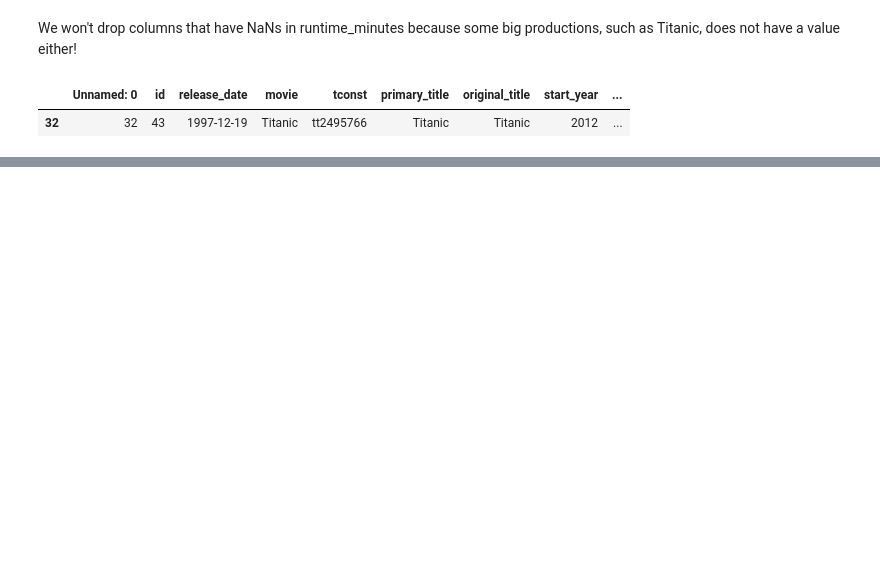
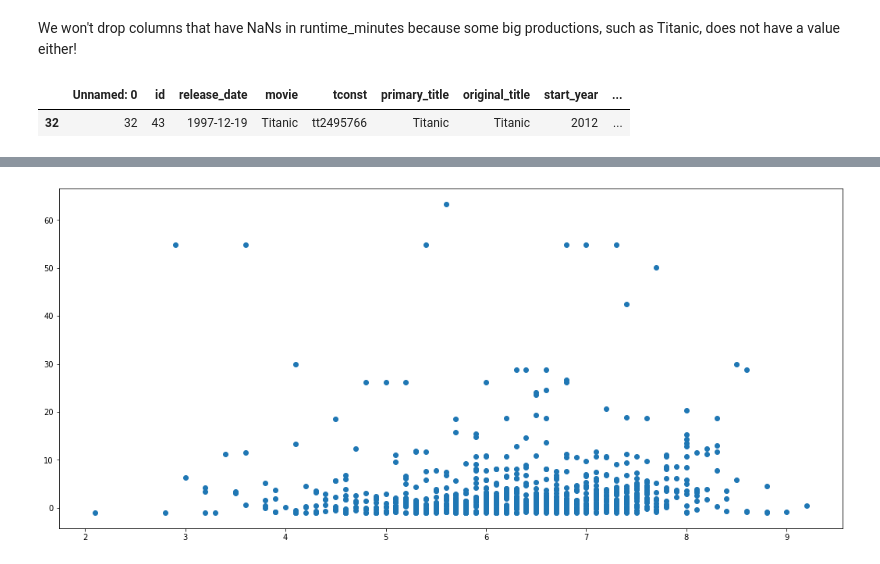
Before and after one commit to tcrispi/Mod1-Project, a Jupyter notebook: cathy/Data_analysis_genres-cathy.ipynb, the cells around one changed output, grey strips where cells are left out. Cells and saved outputs as stored; diff of their text form; code cells hidden in the pictures; blank space fills up the shorter version.

```diff
--- a/cathy/Data_analysis_genres-cathy.ipynb
+++ b/cathy/Data_analysis_genres-cathy.ipynb
@@ -41,0 +74,2 @@ df.loc[df['movie']== 'Titanic']
+# %%
+df = df[df['worldwide_gross_2']!=0]
@@ -41,0 +80,2 @@ df.loc[df['movie']== 'Titanic']
+# %%
+df = df[df['profit_multiple']<= 100]
@@ -41,0 +90,2 @@ df.loc[df['movie']== 'Titanic']
+# %%
+df = df[df['year'] >= 2015]
@@ -41,0 +117,6 @@ df.loc[df['movie']== 'Titanic']
+# %%
+plt.figure(figsize = (18,8))
+plt.scatter(df['averagerating'], df['profit_multiple'])
+plt.show()
+# %% [output]
+[figure, added]
```
Also changed, not shown: parts of 37 cells of this notebook, 6 other files.
